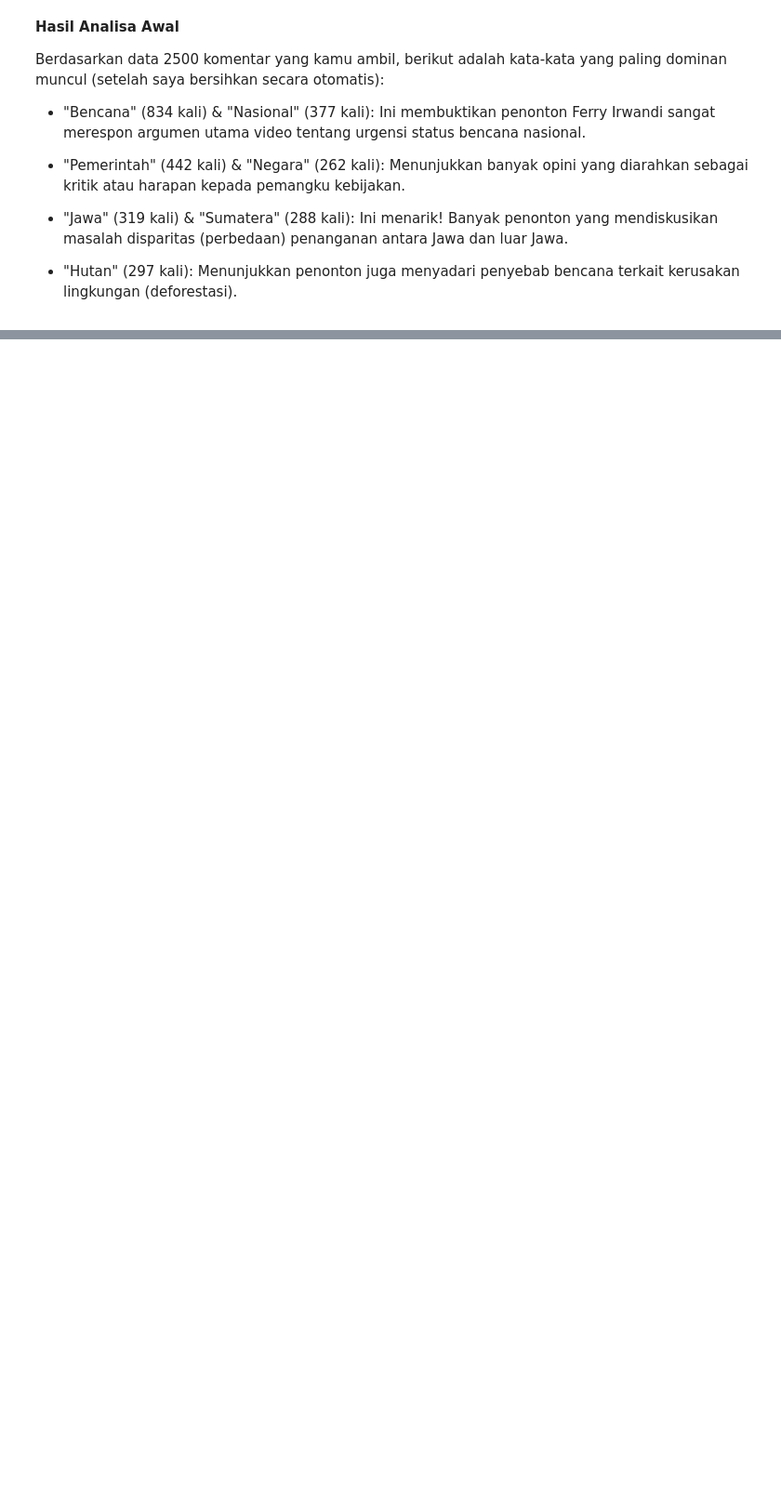
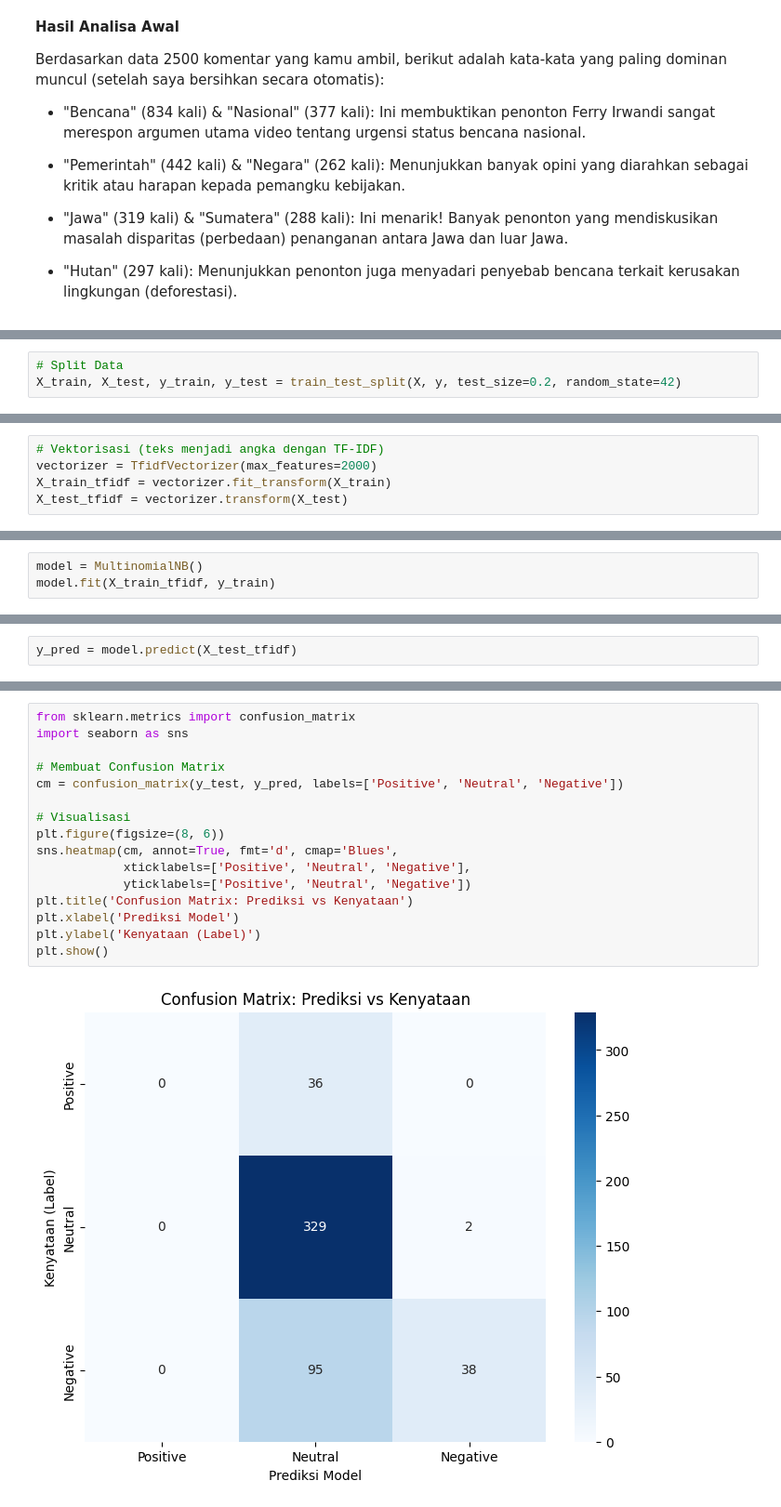
Before and after one commit to FailFudhayl/Analisis_Sentimen_BencanaSumatera_Youtube-Verry-Irwandi, a Jupyter notebook: AnalisisSentimen_BencanaSumatera_YTFerryIrwandi.ipynb, the cells around one changed output, grey strips where cells are left out. Shown: that part at 93% size. Cells and saved outputs as stored; diff of their text form; blank space fills up the shorter version.

```diff
--- a/AnalisisSentimen_BencanaSumatera_YTFerryIrwandi.ipynb
+++ b/AnalisisSentimen_BencanaSumatera_YTFerryIrwandi.ipynb
@@ -104,0 +191,3 @@ Berdasarkan data 2500 komentar yang kamu ambil, berikut adalah kata-kata yang pa
+# %%
+# Split Data
+X_train, X_test, y_train, y_test = train_test_split(X, y, test_size=0.2, random_state=42)
@@ -104,0 +196,5 @@ Berdasarkan data 2500 komentar yang kamu ambil, berikut adalah kata-kata yang pa
+# %%
+# Vektorisasi (teks menjadi angka dengan TF-IDF)
+vectorizer = TfidfVectorizer(max_features=2000)
+X_train_tfidf = vectorizer.fit_transform(X_train)
+X_test_tfidf = vectorizer.transform(X_test)
@@ -104,0 +203,3 @@ Berdasarkan data 2500 komentar yang kamu ambil, berikut adalah kata-kata yang pa
+# %%
+model = MultinomialNB()
+model.fit(X_train_tfidf, y_train)
@@ -104,0 +208,2 @@ Berdasarkan data 2500 komentar yang kamu ambil, berikut adalah kata-kata yang pa
+# %%
+y_pred = model.predict(X_test_tfidf)
@@ -104,0 +228,18 @@ Berdasarkan data 2500 komentar yang kamu ambil, berikut adalah kata-kata yang pa
+# %%
+from sklearn.metrics import confusion_matrix
+import seaborn as sns
+
+# Membuat Confusion Matrix
+cm = confusion_matrix(y_test, y_pred, labels=['Positive', 'Neutral', 'Negative'])
+
+# Visualisasi
+plt.figure(figsize=(8, 6))
+sns.heatmap(cm, annot=True, fmt='d', cmap='Blues',
+            xticklabels=['Positive', 'Neutral', 'Negative'],
+            yticklabels=['Positive', 'Neutral', 'Negative'])
+plt.title('Confusion Matrix: Prediksi vs Kenyataan')
+plt.xlabel('Prediksi Model')
+plt.ylabel('Kenyataan (Label)')
+plt.show()
+# %% [output]
+[figure, added]
```
Also changed, not shown: parts of 19 cells of this notebook, 1 other file.
